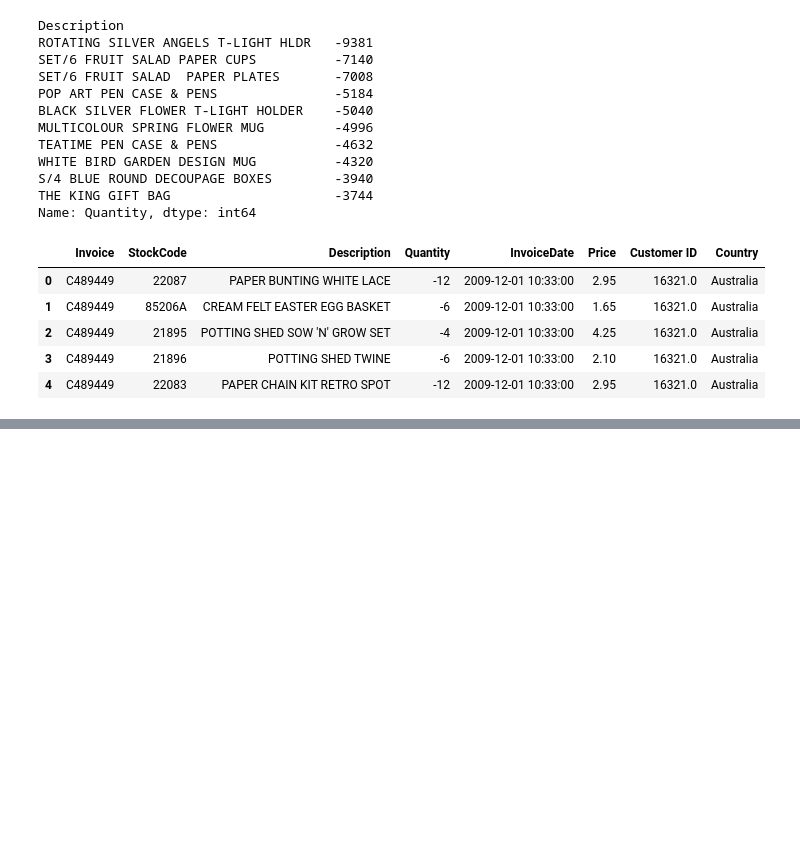
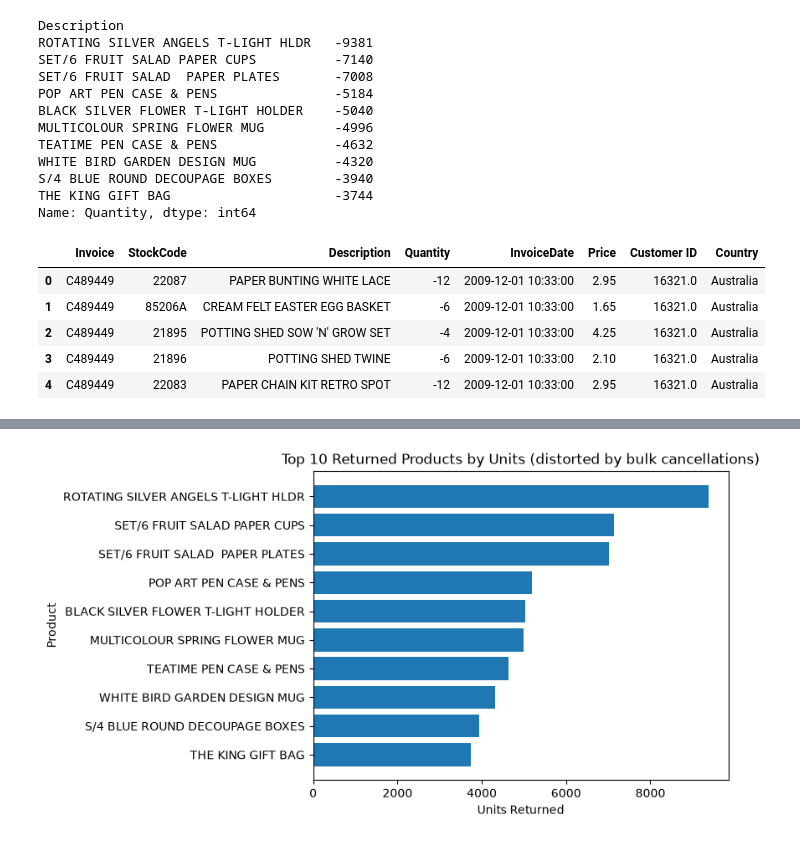
Before and after one commit to Zahin826/ecommerce-sales-analysis-1, a Jupyter notebook: notebooks/02_analysis.ipynb, the cells around one changed output, grey strips where cells are left out. Cells and saved outputs as stored; diff of their text form; code cells hidden in the pictures; blank space fills up the shorter version.

```diff
--- a/notebooks/02_analysis.ipynb
+++ b/notebooks/02_analysis.ipynb
@@ -176,0 +238,10 @@ df_return.head()
+# %%
+plt.barh(top_returns.index, -top_returns.values)
+plt.title('Top 10 Returned Products by Units (distorted by bulk cancellations)')
+plt.xlabel('Units Returned')
+plt.ylabel('Product')
+plt.gca().invert_yaxis()
+plt.savefig('../images/top_returns_units.png', dpi=150, bbox_inches='tight')
+plt.show()
+# %% [output]
+[figure, added]
```
Also changed, not shown: parts of 7 cells of this notebook, 2 other files.
